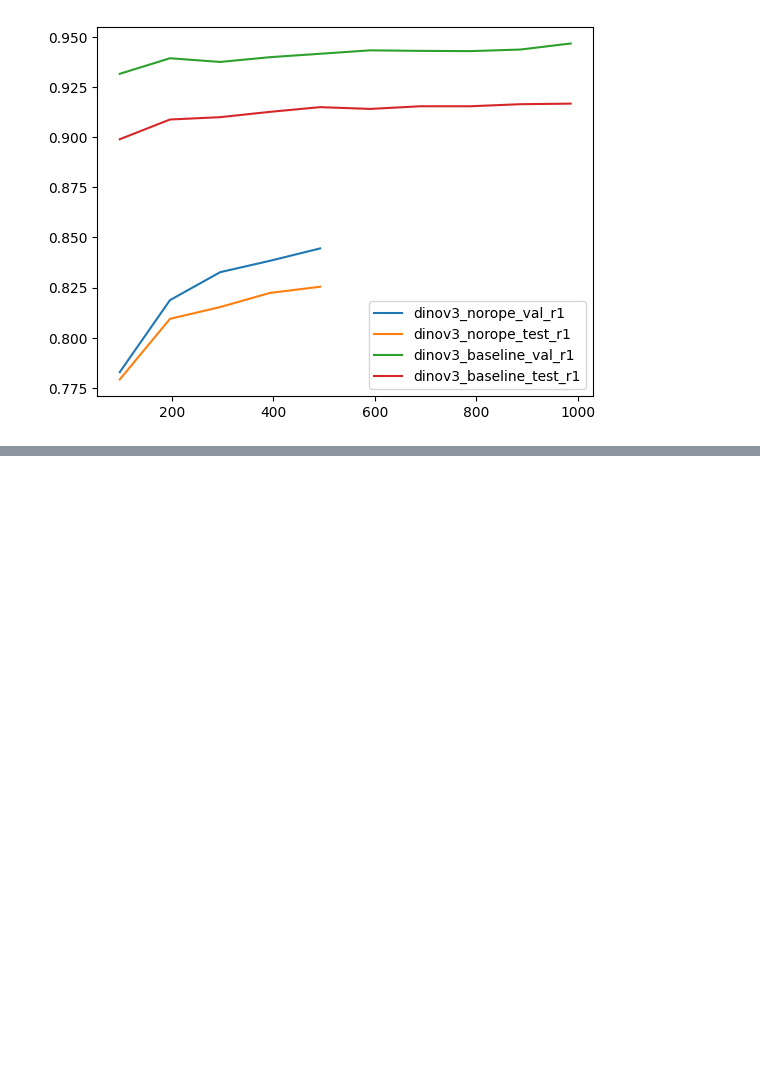
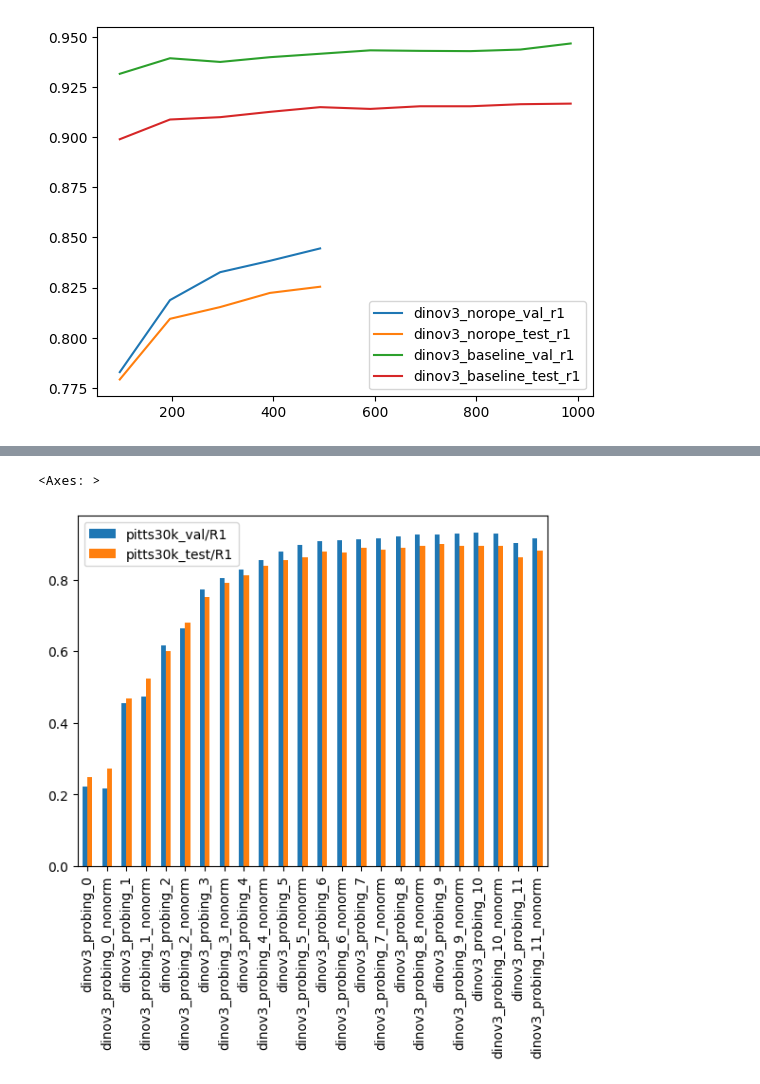
Before and after one commit to L4rralde/salad_results, a Jupyter notebook: Untitled.ipynb, the cells around one changed output, grey strips where cells are left out. Saved outputs shown, nothing was run; the diff lists cells and outputs as text; code cells hidden in the pictures; blank space fills up the shorter version.

Commit message:
Adding probing results

```diff
--- a/Untitled.ipynb
+++ b/Untitled.ipynb
@@ -41,0 +63,10 @@ plt.legend()
+# %%
+import pandas as pd
+
+
+def get_last_metrics_value(log):
+    metrics_d = {
+        metric: value.dropna().iloc[-1]
+        for metric, value in log.metrics.items()
+    }
+    return metrics_d
@@ -41,0 +86,28 @@ plt.legend()
+# %%
+probing_experiments = {
+    experiment
+    for experiment in logs.experiments
+    if 'probing' in experiment
+}
+
+data = {
+    experiment: get_last_metrics_value(logs[experiment])
+    for experiment in probing_experiments
+}
+# %%
+import re
+
+def sort_key(s):
+    # Extract number and optional postfix using regex
+    match = re.search(r'\_(\d+)_?([a-zA-Z]*)$', s)
+    if match:
+        number = int(match.group(1))
+        postfix = match.group(2)
+        return (number, postfix != '', postfix)
+    return (float('inf'), True, '')  # fallback in case format is wrong
+# %%
+sorted_keys = sorted(data.keys(), key=sort_key)
+
+# Build DataFrame with sorted keys
+df = pd.DataFrame.from_dict(data, orient='index')
+df = df.loc[sorted_keys]  # Reorder rows
@@ -41,0 +173,5 @@ plt.legend()
+# %%
+df[['pitts30k_val/R1', 'pitts30k_test/R1']].plot.bar()
+# %% [output]
+<Axes: >
+[figure, added]
```
Also changed, not shown: parts of 9 cells of this notebook, 48 other files.
